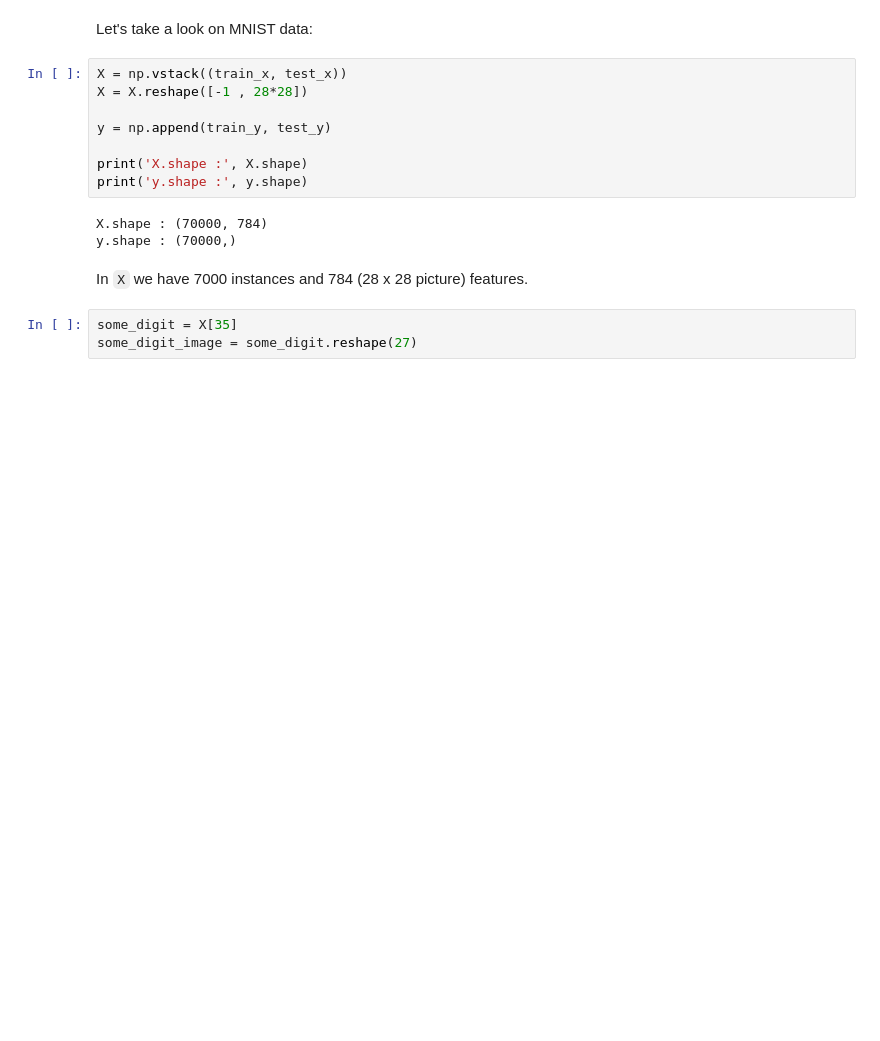
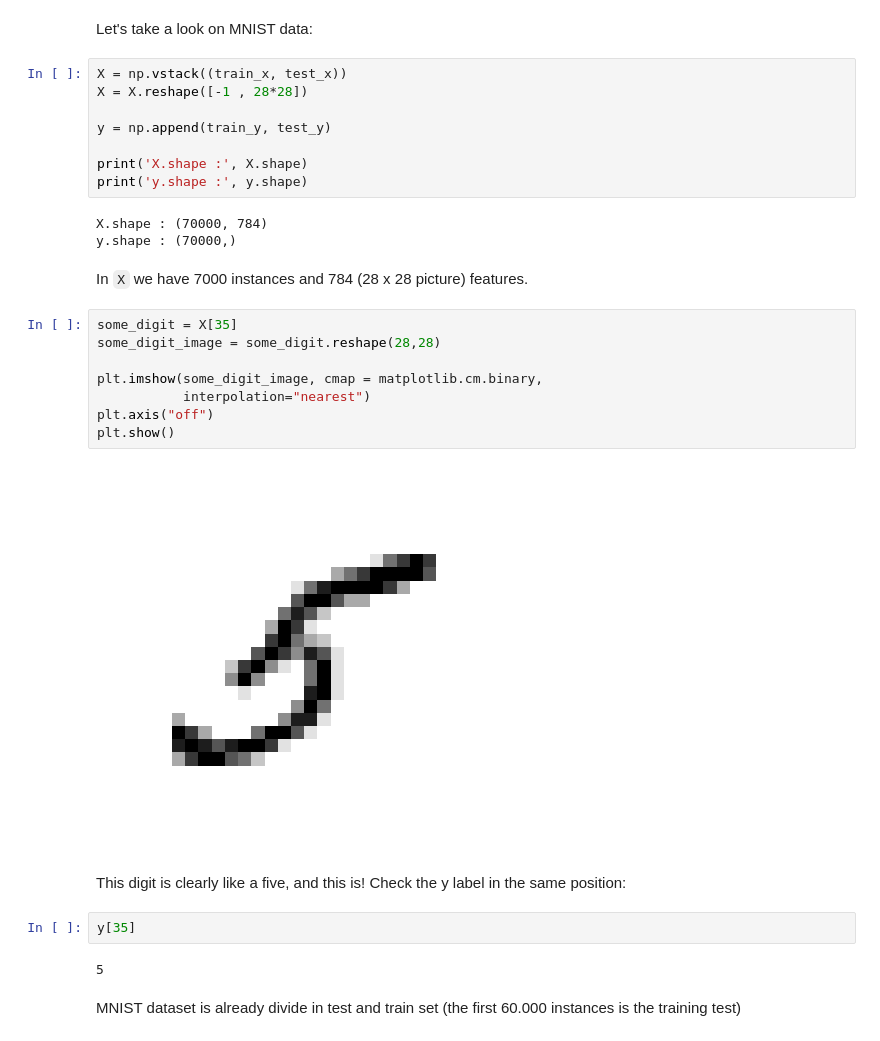
Before and after one commit to BPalhano/Machine-Learning, a Jupyter notebook: Classification/Classifier model.ipynb, the cells around one changed output. Saved outputs shown, nothing was run; the diff lists cells and outputs as text; blank space fills up the shorter version.

````diff
--- a/Classification/Classifier model.ipynb
+++ b/Classification/Classifier model.ipynb
@@ -46,6 +45,21 @@ X.shape : (70000, 784)
 y.shape : (70000,)
 # %% [markdown]
 In ```X``` we have 7000 instances and 784 (28 x 28 picture) features.
-# %%
-some_digit = X[35]
-some_digit_image = some_digit.reshape(27)
+# %%
+some_digit = X[35]
+some_digit_image = some_digit.reshape(28,28)
+
+plt.imshow(some_digit_image, cmap = matplotlib.cm.binary,
+           interpolation="nearest")
+plt.axis("off")
+plt.show()
+# %% [output]
+[figure, added]
+# %% [markdown]
+This digit is clearly like a five, and this is! Check the y label in the same position:
+# %%
+y[35]
+# %% [output]
+5
+# %% [markdown]
+MNIST dataset is already divide in test and train set (the first 60.000 instances is the training test)
````
Also changed, not shown: parts of 7 cells of this notebook, 1 other file.
